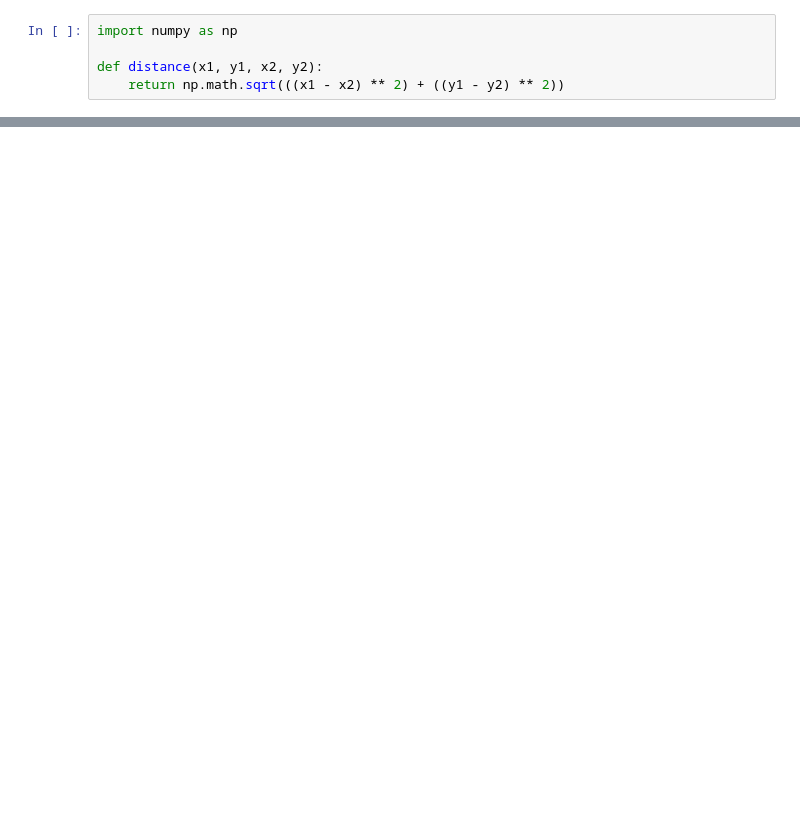
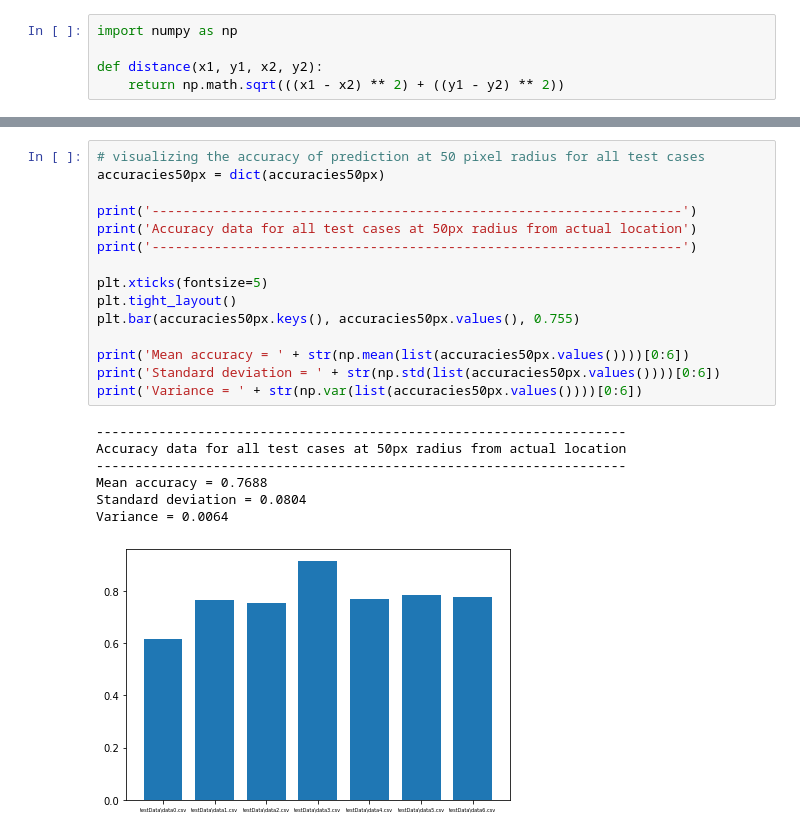
Before and after one commit to SR42-dev/pedestrian-intention-fuzzy-classifier, a Jupyter notebook: dataVisualizations.ipynb, the cells around one changed output, grey strips where cells are left out. Drawn from its saved outputs; the diff is of its cells as text; blank space fills up the shorter version.

```diff
--- a/dataVisualizations.ipynb
+++ b/dataVisualizations.ipynb
@@ -91,2 +93,25 @@ Accuracy at 50px radius : 0.7673410404624278
 [figure]
 ... (3 outputs left out)
+# %%
+# visualizing the accuracy of prediction at 50 pixel radius for all test cases
+accuracies50px = dict(accuracies50px)
+
+print('--------------------------------------------------------------------')
+print('Accuracy data for all test cases at 50px radius from actual location')
+print('--------------------------------------------------------------------')
+
+plt.xticks(fontsize=5)
+plt.tight_layout()
+plt.bar(accuracies50px.keys(), accuracies50px.values(), 0.755)
+
+print('Mean accuracy = ' + str(np.mean(list(accuracies50px.values())))[0:6])
+print('Standard deviation = ' + str(np.std(list(accuracies50px.values())))[0:6])
+print('Variance = ' + str(np.var(list(accuracies50px.values())))[0:6])
+# %% [output]
+--------------------------------------------------------------------
+Accuracy data for all test cases at 50px radius from actual location
+--------------------------------------------------------------------
+Mean accuracy = 0.7688
+Standard deviation = 0.0804
+Variance = 0.0064
+[figure, added]
```
Also changed, not shown: parts of 2 cells of this notebook, 11 other files.
